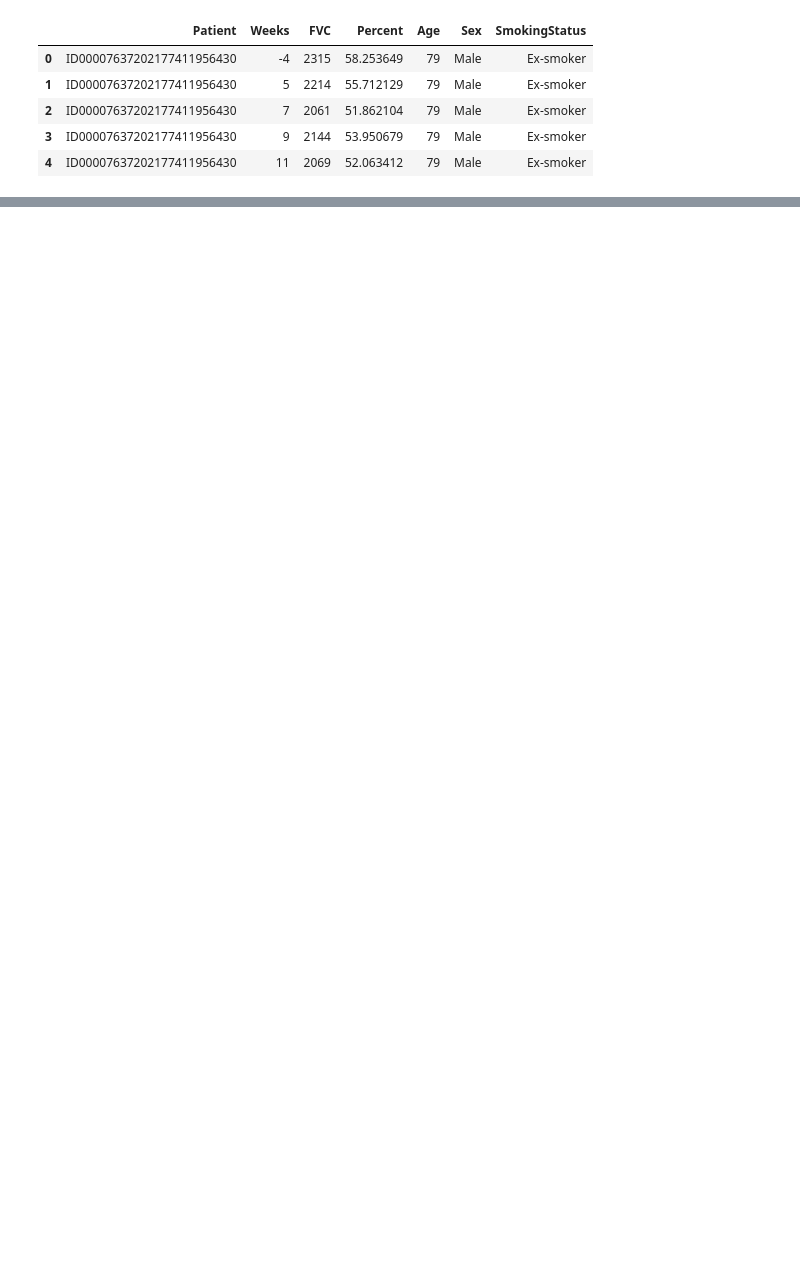
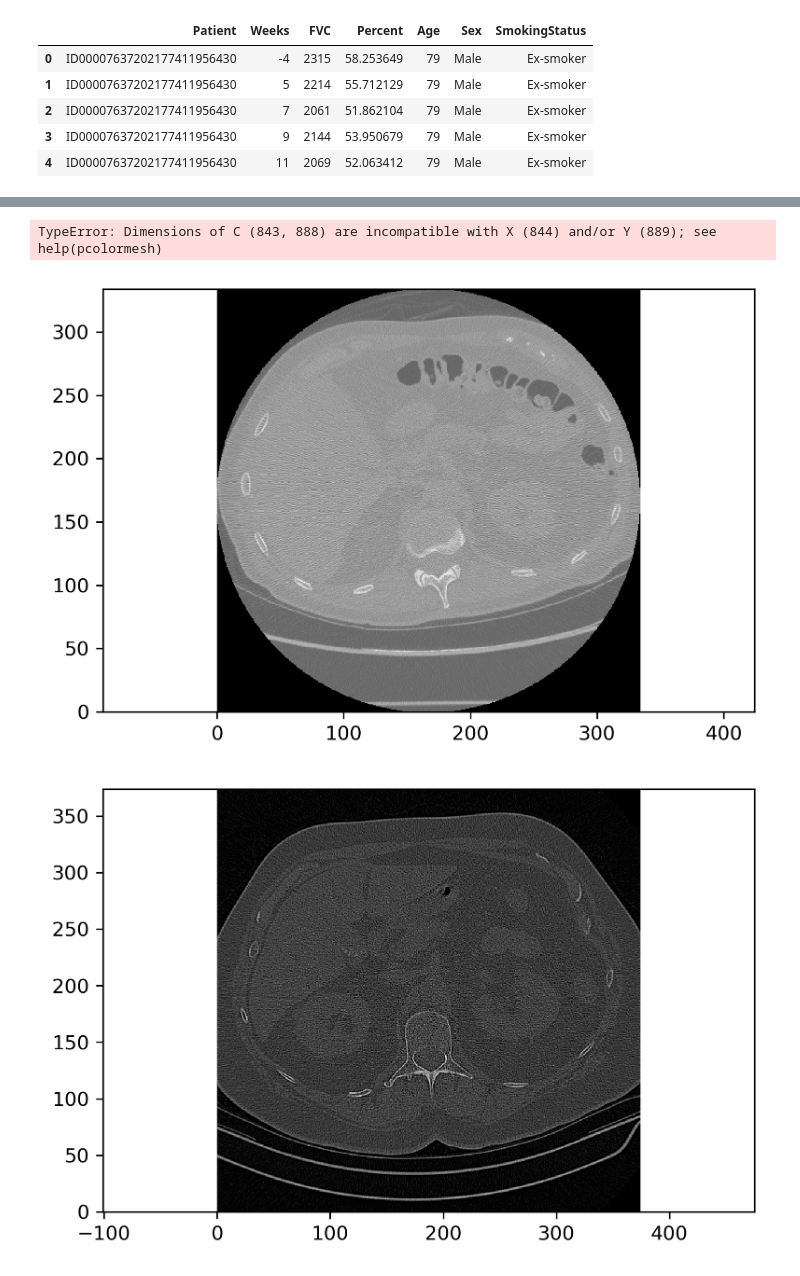
Before and after one commit to dcarmod2/OSIC_fibrosis, a Jupyter notebook: EDA.ipynb, the cells around one changed output, grey strips where cells are left out. Drawn from its saved outputs; the diff is of its cells as text; code cells hidden in the pictures; blank space fills up the shorter version.

```diff
--- a/EDA.ipynb
+++ b/EDA.ipynb
@@ -43,5 +66,7 @@ def make_gif(directory,save_file):
         imArr.append(qm.to_rgba(np.flipud(ArrayDicom[:, :, i])))
 
     imageio.mimsave(save_file,imArr)
+
+    return ConstPixelSpacing
 # %%
-train_direcs = ['data' + os.sep + 'train' + os.sep + x for x in os.listdir('data' + os.sep + 'train')]
+train_direcs = [x for x in os.listdir('data' + os.sep + 'train')]
@@ -68,0 +73,2 @@ Lossy conversion from float64 to uint8. Range [0, 1]. Convert image to uint8 pri
+# %%
+spacing_dict = {}
@@ -68,0 +77,5 @@ Lossy conversion from float64 to uint8. Range [0, 1]. Convert image to uint8 pri
+# %%
+for train_direc in train_direcs:
+    space_info = make_gif(os.path.join('data','train',train_direc),'Gifs'+ os.sep + train_direc+'.gif')
+    spacing_dict[train_direc] = space_info
+# %% [output]
@@ -68,0 +99,3 @@ Lossy conversion from float64 to uint8. Range [0, 1]. Convert image to uint8 pri
+TypeError: Dimensions of C (843, 888) are incompatible with X (844) and/or Y (889); see help(pcolormesh)
+[figure, added]
+[figure, added]
```
Also changed, not shown: parts of 11 cells of this notebook.
